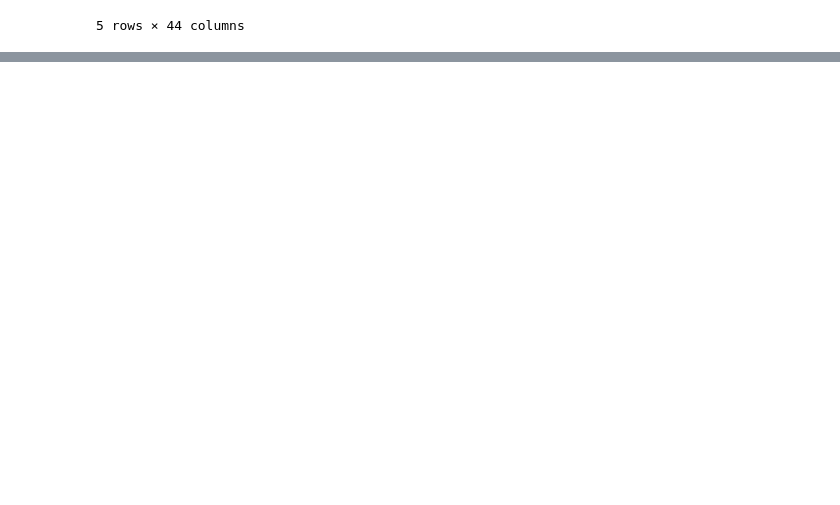
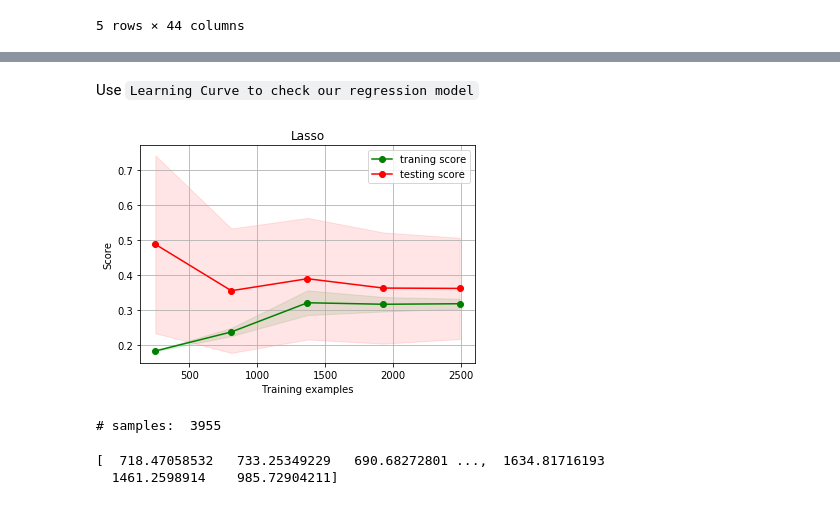
Before and after one commit to minyiliu/RealEstateValuePrediction, a Jupyter notebook: Real_Estate_DS_Pipeline.ipynb, the cells around one changed output, grey strips where cells are left out. Drawn from its saved outputs; the diff is of its cells as text; code cells hidden in the pictures; blank space fills up the shorter version.

Commit message:
v2 with feature engineering and model

```diff
--- a/Real_Estate_DS_Pipeline.ipynb
+++ b/Real_Estate_DS_Pipeline.ipynb
@@ -274,0 +377,2 @@ Thoughts:
+# %%
+clean_df[numeric_cols] = numeric_normalization(clean_df[numeric_cols], 'log')
@@ -274,0 +406,8 @@ Thoughts:
+# %%
+y = clean_df['price']
+X = clean_df.drop(['price'],axis=1)
+# %%
+from sklearn import preprocessing
+numeric_cols = numeric_cols.remove('price')
+min_max_scaler = preprocessing.MinMaxScaler()
+X[numeric_cols] = min_max_scaler.fit_transform(X[numeric_cols])
@@ -274,0 +427,60 @@ Thoughts:
+# %%
+n = X.shape[0]
+ratio = 0.7
+l = round(n*ratio)
+X_train = X[:l]
+y_train = y[:l]
+X_test = X[l:]
+# %% [markdown]
+Use `Learning Curve to check our regression model`
+# %%
+from sklearn.model_selection import learning_curve
+
+def plot_learning_curve(estimator, title, X, y, cv = 10, train_sizes=np.linspace(.1, 1.0, 5)):
+    plt.figure()
+    plt.title(title)
+    plt.xlabel('Training examples')
+    plt.ylabel('Score')
+    train_sizes, train_scores, test_scores = learning_curve(estimator, X, y, cv=cv, scoring="neg_mean_squared_error",
+                                                            train_sizes=train_sizes)
+    train_scores_mean = np.mean(-train_scores, axis=1)
+    train_scores_std = np.std(-train_scores, axis=1)
+    test_scores_mean = np.mean(-test_scores, axis=1)
+    test_scores_std = np.std(-test_scores, axis=1)
+    plt.grid()
+
+    plt.fill_between(train_sizes, train_scores_mean - train_scores_std,
+                     train_scores_mean + train_scores_std,
+                     alpha=0.1, color='g')
+    plt.fill_between(train_sizes, test_scores_mean - test_scores_std,
+                     test_scores_mean + test_scores_std,
+                     alpha=0.1, color='r')
+    plt.plot(train_sizes, train_scores_mean, 'o-', color='g',
+             label='traning score')
+    plt.plot(train_sizes, test_scores_mean, 'o-', color='r',
+             label='testing score')
+    plt.legend(loc='best')
+    return plt
+
+clf = Lasso(alpha=0.0005)
+g = plot_learning_curve(clf, 'Lasso', X_train, y_train)  # 调用 plot_learning_curve 绘制学习曲线
+# %% [output]
+[figure, added]
+# %%
+clf = Lasso(alpha=0.0005)
+print('# samples: ',X.shape[0])
+n = X.shape[0]
+ratio = 0.7
+l = round(n*ratio)
+X_train = X[:l]
+y_train = y[:l]
+X_test = X[l:]
+clf.fit(X_train, y_train)
+predict = np.exp(clf.predict(X_test))
+# %% [output]
+# samples:  3955
+# %%
+print(predict)
+# %% [output]
+[  718.47058532   733.25349229   690.68272801 ...,  1634.81716193
+  1461.2598914    985.72904211]
```
Also changed, not shown: parts of 34 cells of this notebook.
